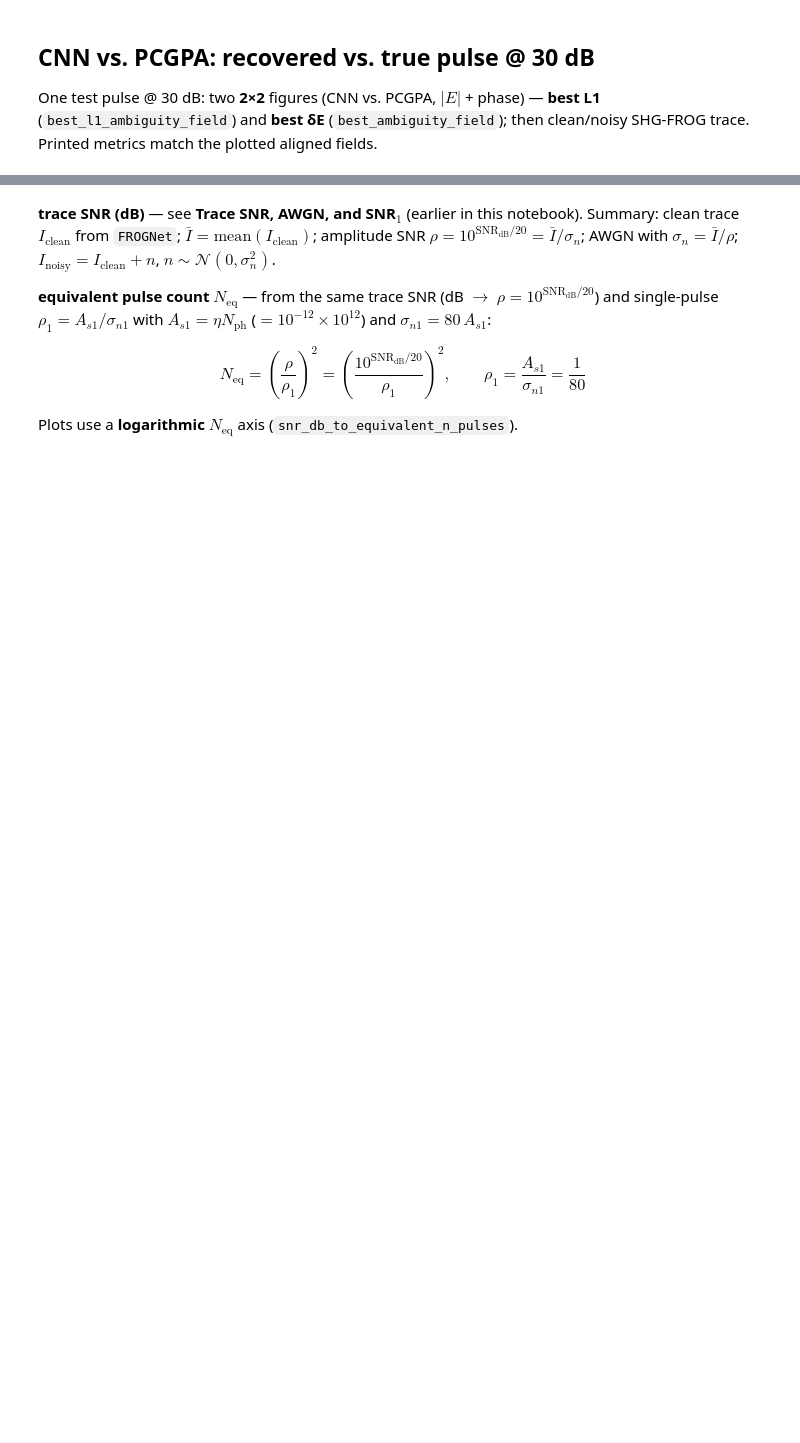
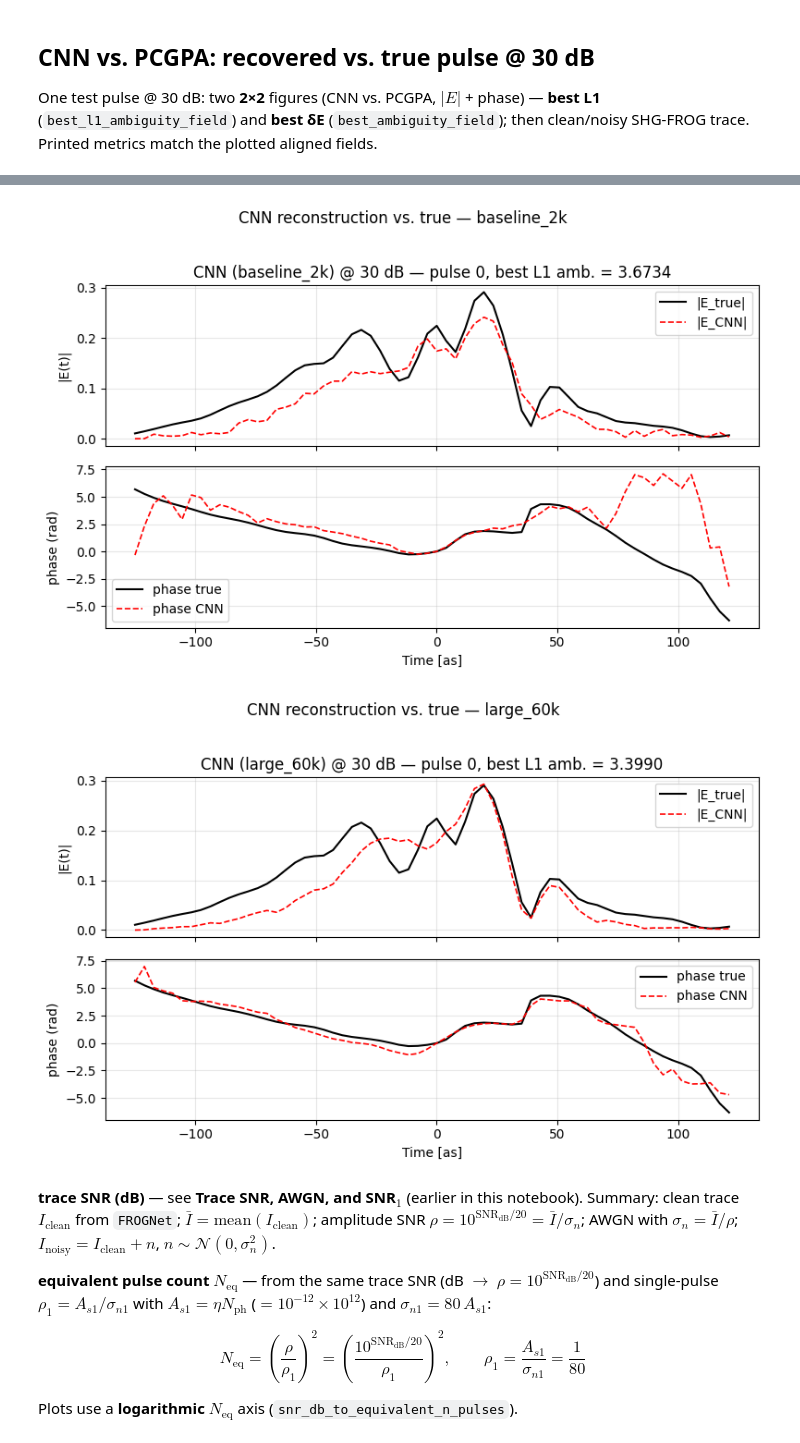
Before and after one commit to cheers19/Ultra-Fast-Detection-Project, a Jupyter notebook: src/reconstruction_snr_experiments.ipynb, the cells around one changed output, grey strips where cells are left out. Saved outputs shown, nothing was run; the diff lists cells and outputs as text; code cells hidden in the pictures; blank space fills up the shorter version.

```diff
--- a/src/reconstruction_snr_experiments.ipynb
+++ b/src/reconstruction_snr_experiments.ipynb
@@ -702,3 +653,63 @@ L1 @ 30 dB, pulse 0: CNN raw=3.37402  CNN L1-best=3.67371  PCGPA L1-best=1.88542
+# %%
+from pathlib import Path
+
+from train import load_checkpoint
+from pulse_metrics import (
+    best_l1_ambiguity,
+    best_l1_ambiguity_field,
+    packed_batch_to_complex,
+    unpack_packed_field,
+    unwrap_phases_for_overlay,
+)
+
+_PLOT_SNR_DB = 30.0
+_plot_i = 0
+
+I_clean_1 = I_test[_plot_i : _plot_i + 1]
+I_noisy_30 = add_trace_noise(I_clean_1, _PLOT_SNR_DB)
+e_true = unpack_packed_field(E_test[_plot_i].cpu().numpy())
+t_axis = t_vec
+
+for exp in EXPERIMENTS:
+    ckpt = Path(exp["checkpoint"])
+    if not ckpt.is_file():
+        print(f"Skip {exp['name']}: missing {ckpt}")
+        continue
+
+    exp_model, _ = load_checkpoint(ckpt, DEVICE)
+    exp_model.eval()
+    with torch.no_grad():
+        E_pred = exp_model(I_noisy_30.unsqueeze(1))
+
+    e_rec = packed_batch_to_complex(E_pred)[0]
+    e_rec_amb = best_l1_ambiguity_field(e_rec, e_true)
+    l1_best = best_l1_ambiguity(e_rec, e_true)
+    ph_true, ph_rec = unwrap_phases_for_overlay(e_rec_amb, e_true)
+
+    fig, axes = plt.subplots(2, 1, figsize=(8, 5), sharex=True)
+    axes[0].plot(t_axis, np.abs(e_true), "k-", lw=1.5, label="|E_true|")
+    axes[0].plot(t_axis, np.abs(e_rec_amb), "r--", lw=1.2, label="|E_CNN|")
+    axes[0].set_ylabel("|E(t)|")
+    axes[0].set_title(
+        f"CNN ({exp['name']}) @ {_PLOT_SNR_DB:.0f} dB — pulse {_plot_i}, "
+        f"best L1 amb. = {l1_best:.4f}"
+    )
+    axes[0].legend()
+    axes[0].grid(True, alpha=0.3)
+
+    axes[1].plot(t_axis, ph_true, "k-", lw=1.5, label="phase true")
+    axes[1].plot(t_axis, ph_rec, "r--", lw=1.2, label="phase CNN")
+    axes[1].set_xlabel("Time [as]")
+    axes[1].set_ylabel("phase (rad)")
+    axes[1].legend()
+    axes[1].grid(True, alpha=0.3)
+
+    fig.suptitle(f"CNN reconstruction vs. true — {exp['name']}", y=1.02)
+    plt.tight_layout()
+    plt.show()
+# %% [output]
+[figure, added]
+[figure, added]
 # %% [markdown]
 **trace SNR (dB)** — see **Trace SNR, AWGN, and SNR$_1$** (earlier in this notebook). Summary: clean trace $I_{\mathrm{clean}}$ from `FROGNet`; $\bar I=\mathrm{mean}(I_{\mathrm{clean}})$; amplitude SNR $\rho=10^{\mathrm{SNR}_{\mathrm{dB}}/20}=\bar I/\sigma_n$; AWGN with $\sigma_n=\bar I/\rho$; $I_{\mathrm{noisy}}=I_{\mathrm{clean}}+n$, $n\sim\mathcal{N}(0,\sigma_n^2)$.
 
```
Also changed, not shown: parts of 10 cells of this notebook, 11 other files.
